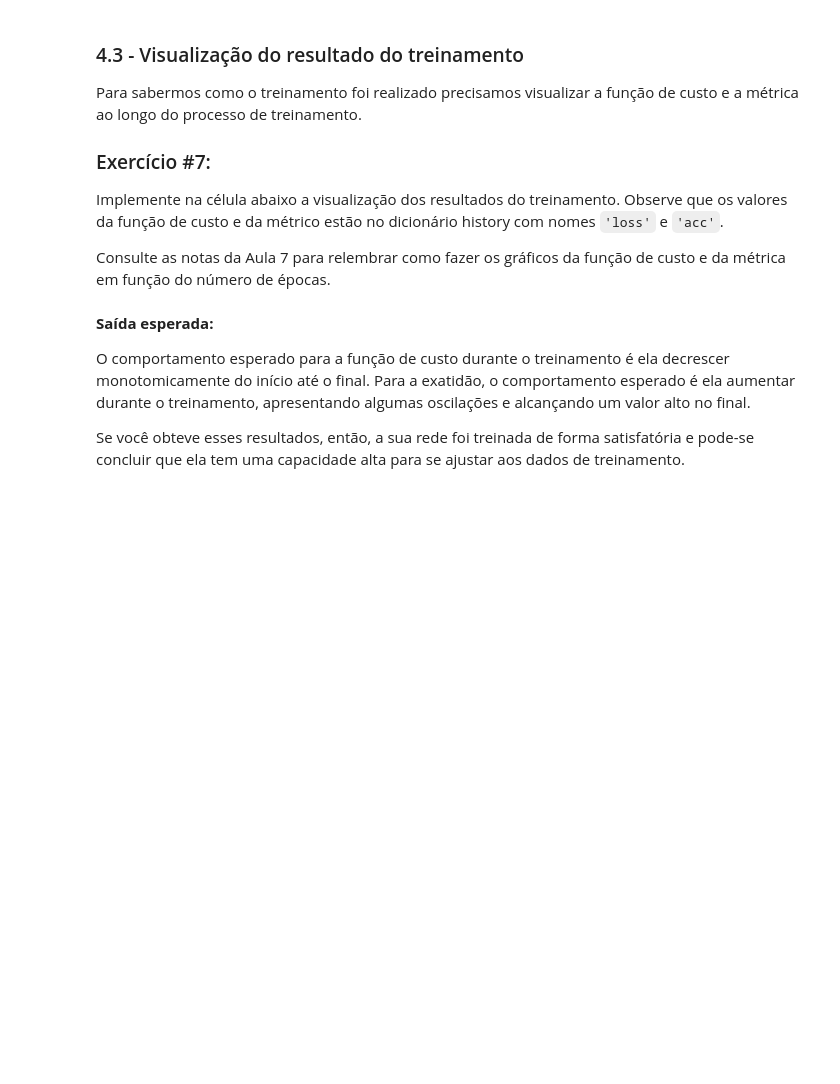
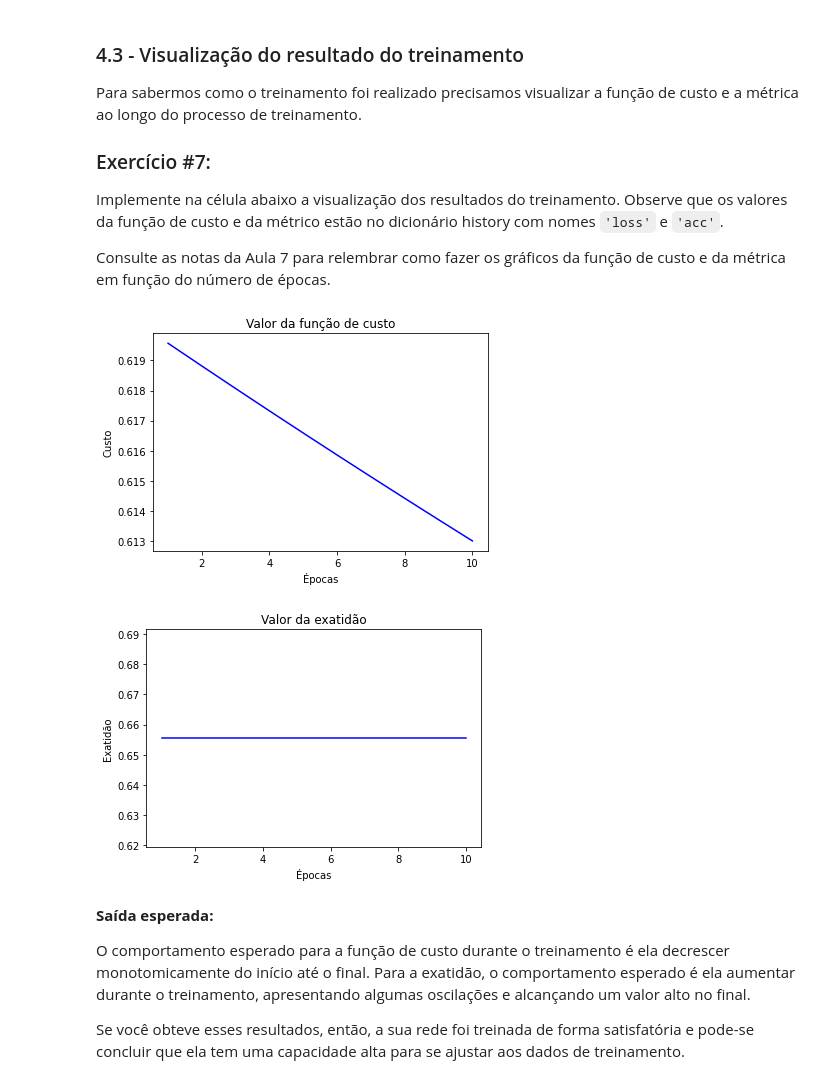
Before and after one commit to pigortekids/Notas4, a Jupyter notebook: aula5/T3_Classificação_binaria_keras.ipynb, the cells around one changed output. Drawn from its saved outputs; the diff is of its cells as text; code cells hidden in the pictures; blank space fills up the shorter version.

```diff
--- a/aula5/T3_Classificação_binaria_keras.ipynb
+++ b/aula5/T3_Classificação_binaria_keras.ipynb
@@ -189,8 +210,8 @@ Implemente a normalização dos dados de forma a ter todas os elementos dos dado
 # PARA VOCÊ FAZER: redimensionamento das imagens dos exemplos de treinamento e teste
 
 ### COMECE AQUI ### (≈ 2 linhas)
-#train_set_x =
-#test_set_x =
+train_set_x = train_set_x_flatten / 255
+test_set_x = test_set_x_flatten / 255
 ### TERMINE AQUI ###
 
 print ("Máximo valor de train_set_x: " + str(np.max(train_set_x)))
@@ -245,15 +269,15 @@ Usando o Keras configure uma rede neural com as seguintes caracteríticas:
 
 # Importar do Keras classes de modelos e camadas
 from tensorflow.keras.models import Sequential
-from tensorflow.keras.layers import Dense, Activation
+from tensorflow.keras.layers import Dense
 
 np.random.seed(1) # inicializa gerador de números aleatórios
 
 # Configuração da rede
 ### COMECE AQUI ### (≈ 3 linhas)
-#rna =
-#
-#
+rna = Sequential()
+rna.add(Dense(units=64, activation='sigmoid', input_dim=train_set_x_flatten.shape[1]))
+rna.add(Dense(units=1, activation='sigmoid'))
 ### TERMINE AQUI ###
 
 # Visualização da rede
@@ -297,11 +334,10 @@ from tensorflow.keras import optimizers
 
 # Compilação da rede
 ### COMECE AQUI ### (≈ 1 ou 2 linhas)
-#sgd =
-#
+rna.compile(loss='binary_crossentropy', optimizer='sgd', metrics=['acc'])
 ### TERMINE AQUI ###
 
 # Teste de treinamento da rede
 ### COMECE AQUI ### (≈ 1 linha)
-#
+rna.fit(train_set_x, train_set_y, epochs=10, batch_size=209)
 ### TERMINE AQUI ###
@@ -351,5 +409,5 @@ Esse treinamento pode levar alguns minutos.
 # PARA VOCÊ FAZER: treinamento da RNA por 1000 épocas
 
 ### COMECE AQUI ### (≈ 1 linha)
-#history =
+history = rna.fit(train_set_x, train_set_y, epochs=1000, batch_size=209, verbose=0)
 ### TERMINE AQUI ###
@@ -370,26 +432,37 @@ Consulte as notas da Aula 7 para relembrar como fazer os gráficos da função d
 # %%
 # PARA VOCÊ FAZER: visualização do resultado do treinamento
 
 # Salva custo e exatidão em vetores
 ### COMECE AQUI ### (≈ 2 linhas)
-#custo =
-#exatidao =
+custo = history_dict['loss']
+exatidao = history_dict['acc']
 ### TERMINE AQUI ###
 
 # Cria vetor de épocas
 ### COMECE AQUI ### (≈ 1 linha)
-#epocas =
+epocas = range(1, len(custo) + 1)
 ### TERMINE AQUI ###
 
 # Gráfico do custo em funçaõ das épocas
 ### COMECE AQUI ### (≈ 5 linhas)
-#
+plt.plot(epocas, custo, 'b')
+plt.title('Valor da função de custo')
+plt.xlabel('Épocas')
+plt.ylabel('Custo')
+plt.show()
 ### TERMINE AQUI ###
 
 # Gráfico da exatidão em função das épocas
 ### COMECE AQUI ### (≈ 5 linhas)
-#
+plt.plot(epocas, exatidao, 'b')
+plt.title('Valor da exatidão')
+plt.xlabel('Épocas')
+plt.ylabel('Exatidão')
+plt.show()
 ### TERMINE AQUI ###
+# %% [output]
+[figure, added]
+[figure, added]
 # %% [markdown]
 **Saída esperada:**
 
```
Also changed, not shown: parts of 11 cells of this notebook.
